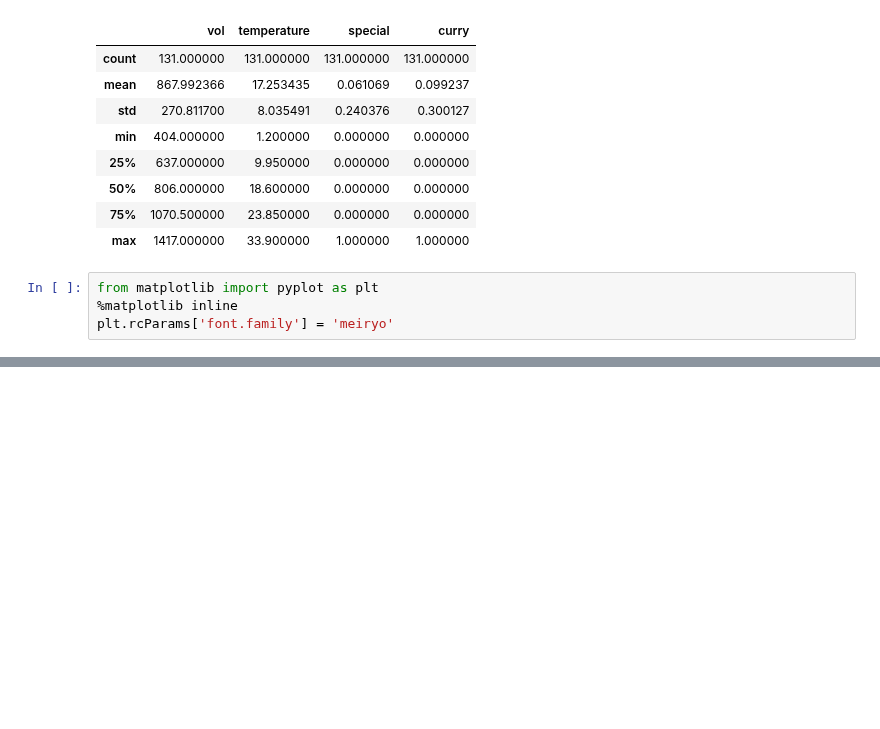
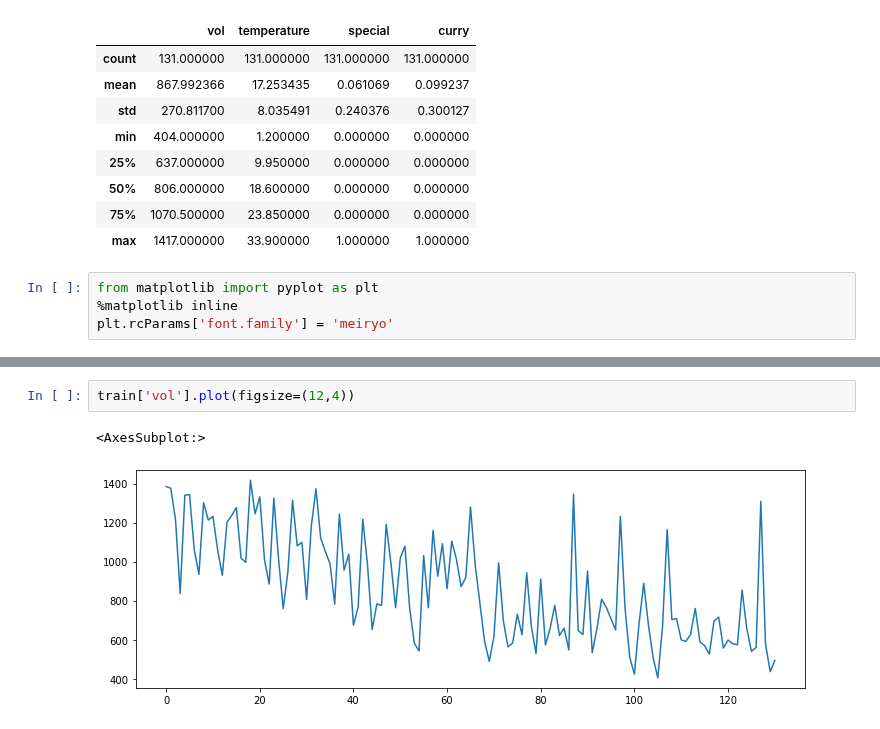
Before and after one commit to mochi2000/python, a Jupyter notebook: tutorial/task3/Untitled.ipynb, the cells around one changed output, grey strips where cells are left out. Cells and saved outputs as stored; diff of their text form; blank space fills up the shorter version.

```diff
--- a/tutorial/task3/Untitled.ipynb
+++ b/tutorial/task3/Untitled.ipynb
@@ -116,0 +123,5 @@ plt.rcParams['font.family'] = 'meiryo'
+# %%
+train['vol'].plot(figsize=(12,4))
+# %% [output]
+<AxesSubplot:>
+[figure, added]
```
Also changed, not shown: parts of 1 cell of this notebook.
